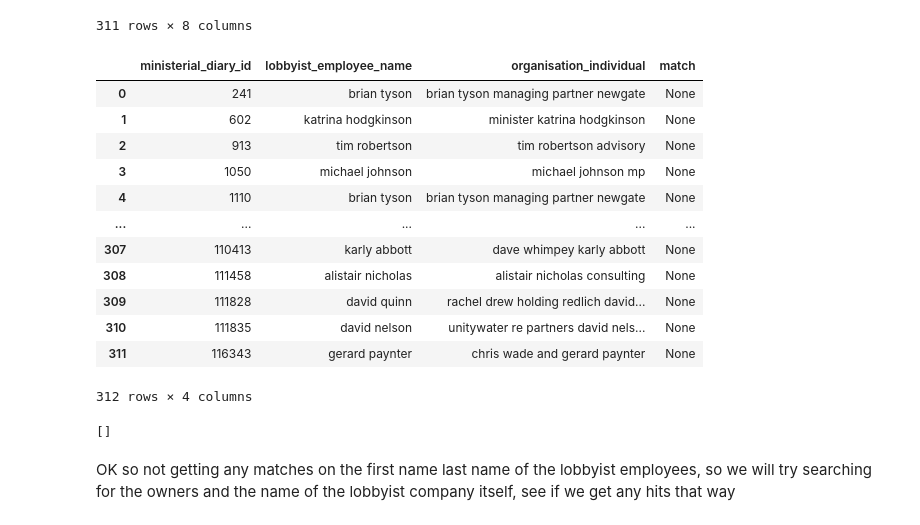
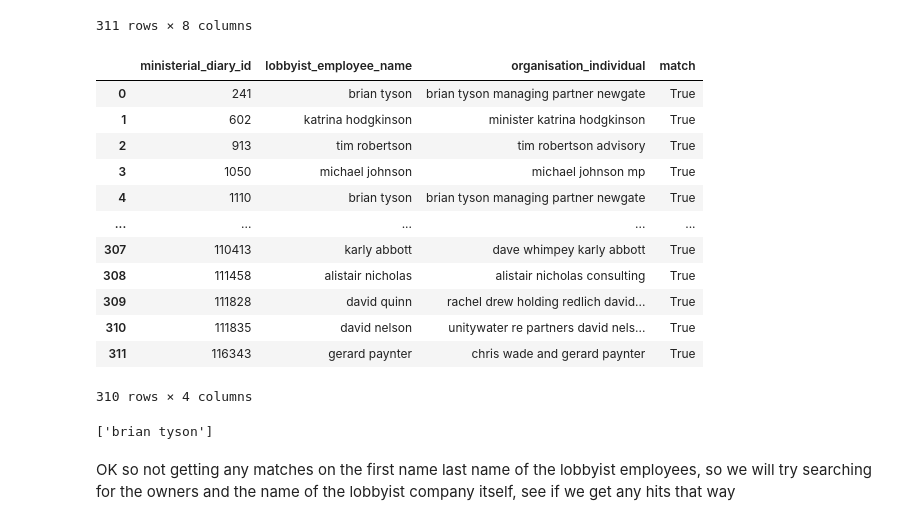
Before and after one commit to sjeruto/ARDC-Project, a Jupyter notebook: notebooks/mg_workbook.ipynb, the cells around one changed output. Cells and saved outputs as stored; diff of their text form; code cells hidden in the pictures.

Commit message:
fixed issue with matching on employee name, added LobbyistService class to put all the database logic in relating to the lobbyists

```diff
--- a/notebooks/mg_workbook.ipynb
+++ b/notebooks/mg_workbook.ipynb
@@ -105,33 +105,34 @@ ministerial_diary_df[ministerial_diary_df["link"] == True]
 311 rows × 8 columns
 # %%
 employee_associations_staging = []
-evaluate = lambda n, o : re.match('[\s|^]' + n + '[\s|$]', o)
+evaluate = lambda n, o : len(re.findall(r'\b' + n + r'\b', o)) > 0
 for a in employee_associations:
     a['match'] = evaluate(a['lobbyist_employee_name'], a['organisation_individual'])
 
 
-pd.DataFrame(employee_associations)
+employee_associations_df = pd.DataFrame(employee_associations)
+employee_associations_df[employee_associations_df['match'] == True]
 # %% [output]
 |  | ministerial_diary_id | lobbyist_employee_name | organisation_individual | match |
-| 0 | 241 | brian tyson | brian tyson managing partner newgate | None |
-| 1 | 602 | katrina hodgkinson | minister katrina hodgkinson | None |
-| 2 | 913 | tim robertson | tim robertson advisory | None |
-| 3 | 1050 | michael johnson | michael johnson mp | None |
-| 4 | 1110 | brian tyson | brian tyson managing partner newgate | None |
+| 0 | 241 | brian tyson | brian tyson managing partner newgate | True |
+| 1 | 602 | katrina hodgkinson | minister katrina hodgkinson | True |
+| 2 | 913 | tim robertson | tim robertson advisory | True |
+| 3 | 1050 | michael johnson | michael johnson mp | True |
+| 4 | 1110 | brian tyson | brian tyson managing partner newgate | True |
 | ... | ... | ... | ... | ... |
-| 307 | 110413 | karly abbott | dave whimpey karly abbott | None |
-| 308 | 111458 | alistair nicholas | alistair nicholas consulting | None |
-| 309 | 111828 | david quinn | rachel drew holding redlich david... | None |
-| 310 | 111835 | david nelson | unitywater re partners david nels... | None |
-| 311 | 116343 | gerard paynter | chris wade and gerard paynter | None |
+| 307 | 110413 | karly abbott | dave whimpey karly abbott | True |
+| 308 | 111458 | alistair nicholas | alistair nicholas consulting | True |
+| 309 | 111828 | david quinn | rachel drew holding redlich david... | True |
+| 310 | 111835 | david nelson | unitywater re partners david nels... | True |
+| 311 | 116343 | gerard paynter | chris wade and gerard paynter | True |
-312 rows × 4 columns
+310 rows × 4 columns
-# %%
-test = 'dave whimpey karly abbott'
-name = 'karly abbott'
-pattern = '[\s|^]karly abbott[\s|$]'
-re.findall(pattern, test)
-# %% [output]
-[]
+# %%
+name = 'brian tyson'
+text = 'brian tyson managing partner newgate'
+pattern = r'\b' + name + r'\b'
+re.findall(pattern, text)
+# %% [output]
+['brian tyson']
 # %% [markdown]
 OK so not getting any matches on the first name last name of the lobbyist employees, so we will try searching for the owners and the name of the lobbyist company itself, see if we get any hits that way
 # %%
```
Also changed, not shown: 1 other file.
